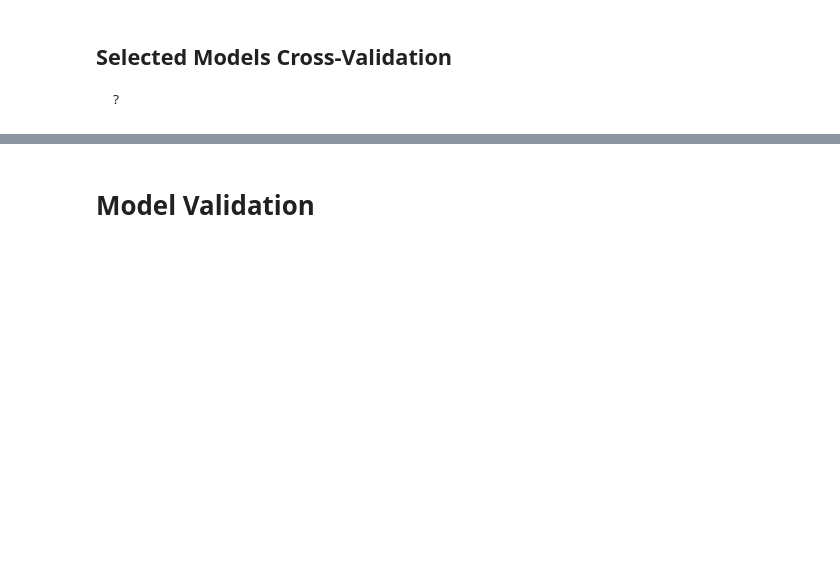
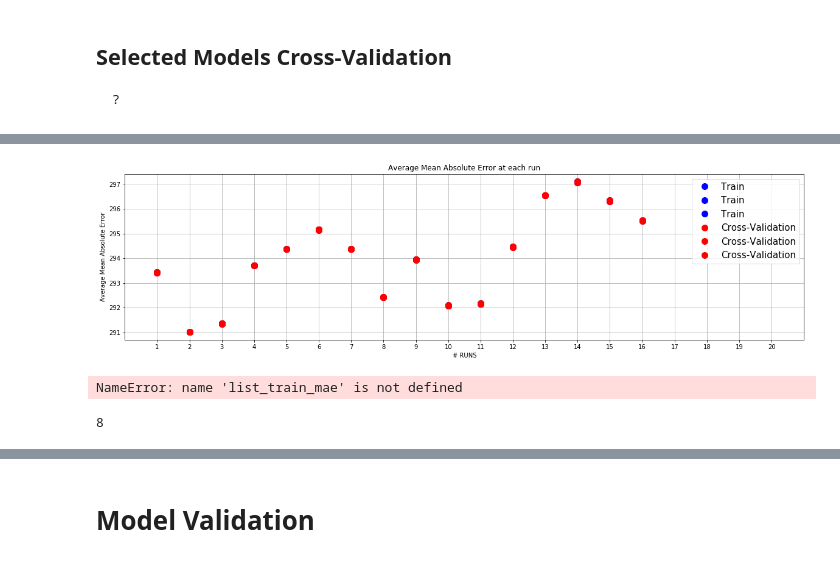
Before and after one commit to DidierRLopes/UnivariateTimeSeriesForecast, a Jupyter notebook: ARIMA.ipynb, the cells around one changed output, grey strips where cells are left out. Drawn from its saved outputs; the diff is of its cells as text; code cells hidden in the pictures; blank space fills up the shorter version.

```diff
--- a/ARIMA.ipynb
+++ b/ARIMA.ipynb
@@ -501,5 +554,8 @@ plt.show()
 ## Selected Models Cross-Validation
     ?
 # %%
+X, Xcv = ARIMA_train_val_forwardChaining(df_Train.values[-240:], 200, stepsToForecast[-1], 1)
+
+len(X)
 # PUTA DA CROSS VALIDATION
 # - BOX PLOT COM ERROS DE FORECAST (baseado em forward chaining)
@@ -505,0 +569,11 @@ plt.show()
+# %%
+import ast
+
+def parse_tuple(string):
+    try:
+        s = ast.literal_eval(str(string))
+        if type(s) == tuple:
+            return s
+        return
+    except:
+        return
@@ -505,0 +632,48 @@ plt.show()
+# %%
+# Plot Mean Absolute Errors of each run
+plt.figure(figsize=(20,5))
+plt.plot(np.arange(len(dict_MAE[labels[0]]['mae']))+1, dict_MAE[labels[0]]['mae'], 'bo', markersize=10, label = 'Train')
+plt.plot(np.arange(len(dict_MAE[labels[0]]['mae']))+1, dict_MAE[labels[0]]['mae'], 'ro', markersize=10, label = 'Cross-Validation')
+
+plt.legend()
+plt.xlabel('# RUNS')
+plt.ylabel('Average Mean Absolute Error')
+plt.title('Average Mean Absolute Error at each run')
+if (len(X) > 500):
+    plt.xticks(np.arange(0, len(X), 100))
+if (len(X) > 250):
+    plt.xticks(np.arange(0, len(X), 50))
+elif (len(X) > 50):
+    plt.xticks(np.arange(0, len(X), 10))
+else:
+    plt.xticks(np.arange(1,len(X)+1))
+plt.xlim([0, len(X)+1])
+plt.grid()
+plt.show()
+
+# Plot Mean Absolute Errors of each run
+x_bp = np.concatenate((np.repeat('Train', len(list_train_mae)), \
+                       np.repeat('Cross-validation', len(list_cv_mae))), axis = 0)
+y_bp = np.concatenate((list_train_mae, list_cv_mae), axis = 0)
+
+df_bp = pd.DataFrame(data={'Data Type': x_bp, 'Mean Average Error': y_bp})
+
+plt.figure(figsize=(20, 5))
+bplot=sns.boxplot(y='Mean Average Error', x='Data Type', data=df_bp, width=0.5)
+bplot.artists[0].set_facecolor('blue')
+bplot.artists[1].set_facecolor('red')
+plt.title('Boxplot with average Training, Cross-Validation and Testing error');
+plt.plot([-1,0], [trainMae, trainMae],'b--', lw=2, alpha=0.2)
+plt.plot([-1,1], [cvMae, cvMae],'r--', lw=2, alpha=0.2)
+plt.xlim([-1, 1.5])
+plt.text(-0.70, 1*trainMae, 'Average: ' + str(round(trainMae,4)), fontsize=14, color='b', fontweight='bold')
+plt.text(0.30, 1*cvMae, 'Average: ' + str(round(cvMae,4)), fontsize=14, color='r', fontweight='bold')
+
+plt.show()
+# %% [output]
+[figure, added]
+NameError: name 'list_train_mae' is not defined
+# %%
+len(dict_MAE[labels[0]]['mae'])
+# %% [output]
+8
```
Also changed, not shown: parts of 24 cells of this notebook.
